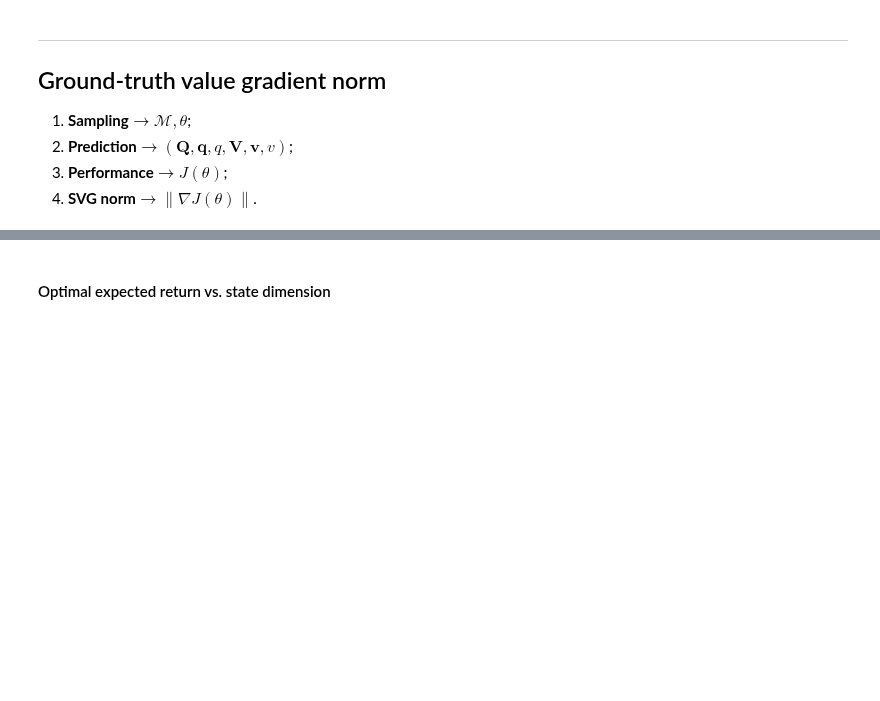
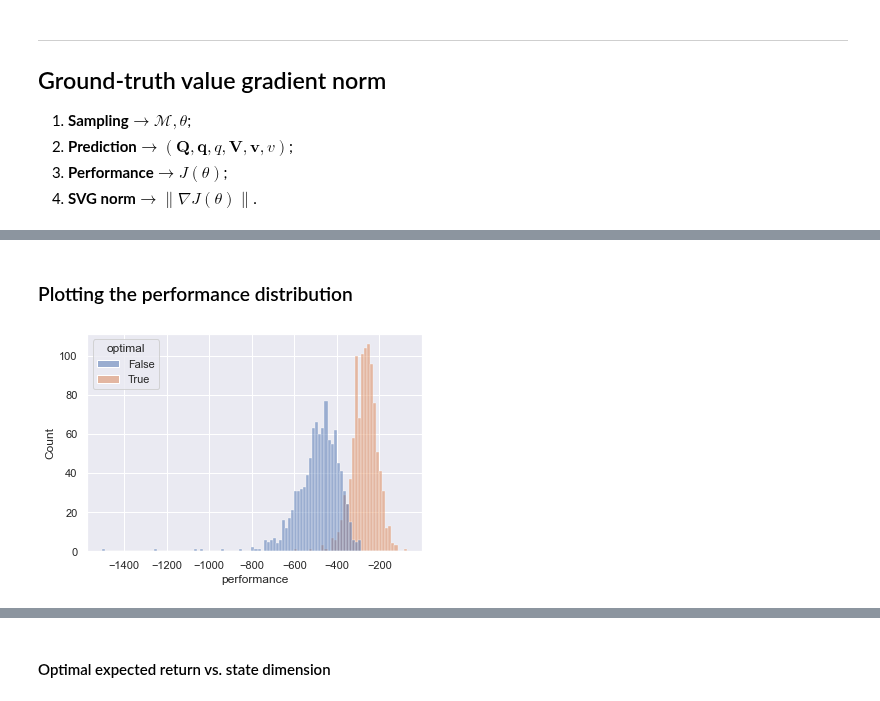
Before and after one commit to 0xangelo/LQSVG, a Jupyter notebook: experiments/notebooks/perf_and_grad.ipynb, the cells around one changed output, grey strips where cells are left out. Saved outputs shown, nothing was run; the diff lists cells and outputs as text; code cells hidden in the pictures; blank space fills up the shorter version.

```diff
--- a/experiments/notebooks/perf_and_grad.ipynb
+++ b/experiments/notebooks/perf_and_grad.ipynb
@@ -162,7 +162,10 @@ def optimal_policy(dynamics: lqr.LinSDynamics, cost: lqr.QuadCost) -> lqr.Linear
 # %%
 def perturb_policy(dims: tuple[int, int, int], policy: lqr.Linear) -> lqr.Linear:
     n_state, n_ctrl, _ = dims
-    K, k = (g + torch.randn_like(g) / (n_state ** 2 + np.sqrt(n_ctrl)) for g in policy)
+    K, k = (
+        g + 0.5 * np.clip(torch.randn_like(g) / (n_state + np.sqrt(n_ctrl)), -1, 1)
+        for g in policy
+    )
 #     scale = 1 / (n_state ** 2 + n_ctrl)
 #     K, k = (g + torch.rand_like(g) * 2 * scale - scale for g in policy)
     return (K, k)
@@ -423,3 +418,24 @@ def performance_samples(dims: tuple[int, int, int], optimal: bool = False, sampl
         eret = policy_performance(policy, dynamics, cost, init).numpy()
 
     return eret
+# %% [markdown]
+### Plotting the performance distribution
+# %%
+import pandas as pd
+import seaborn as sns
+
+sns.set()
+# %%
+def plot_optimal_vs_random_performances_hist(dims: tuple[int, int, int], samples: int = 1000):
+    optimal = pd.DataFrame({"performance": performance_samples(dims, optimal=True, samples=samples)})
+    random = pd.DataFrame({"performance": performance_samples(dims, optimal=False, samples=samples)})
+
+    optimal["optimal"] = True
+    random["optimal"] = False
+    data = pd.concat([optimal, random])
+
+    sns.histplot(data=data, x="performance", hue="optimal", bins=samples // 10)
+# %%
+plot_optimal_vs_random_performances_hist((2, 2, 100), samples=1000)
+# %% [output]
+[figure, added]
```
Also changed, not shown: parts of 12 cells of this notebook.
